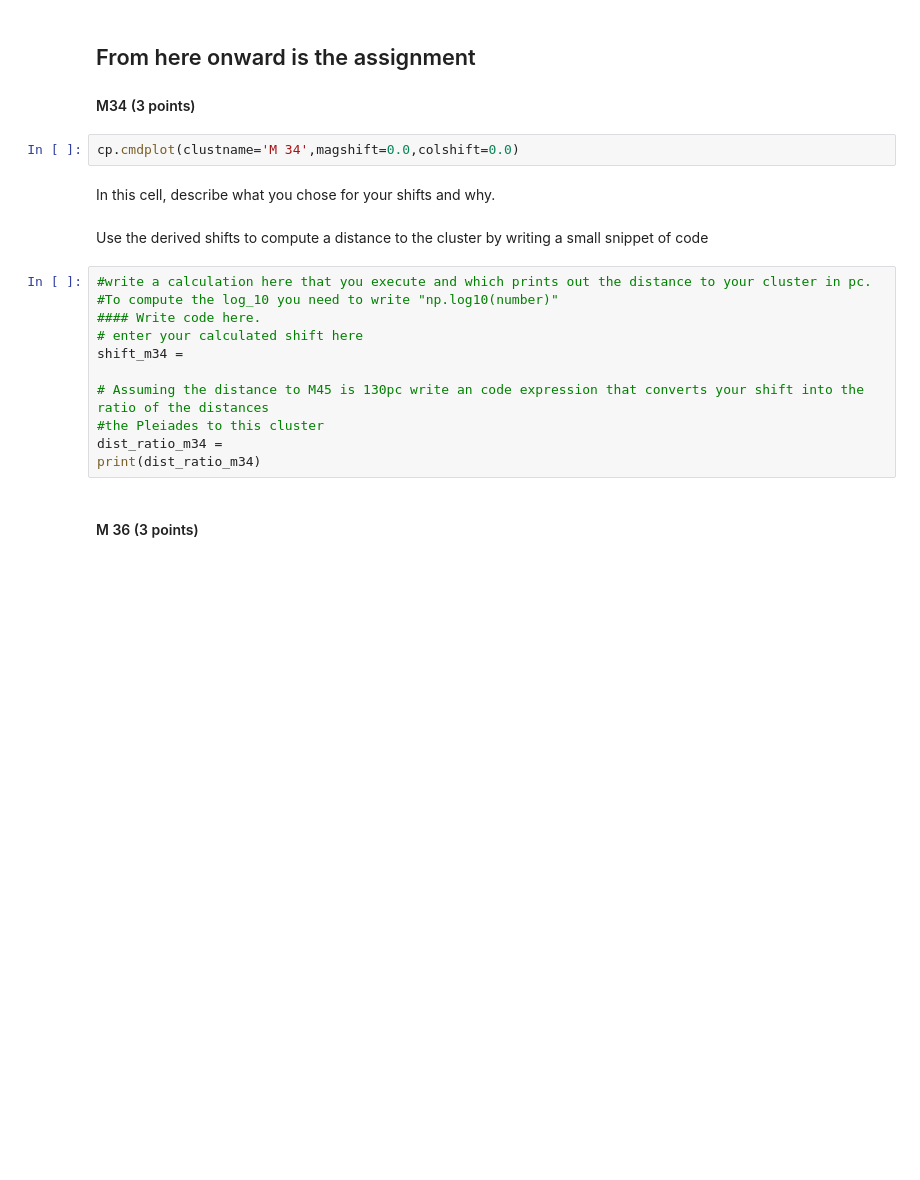
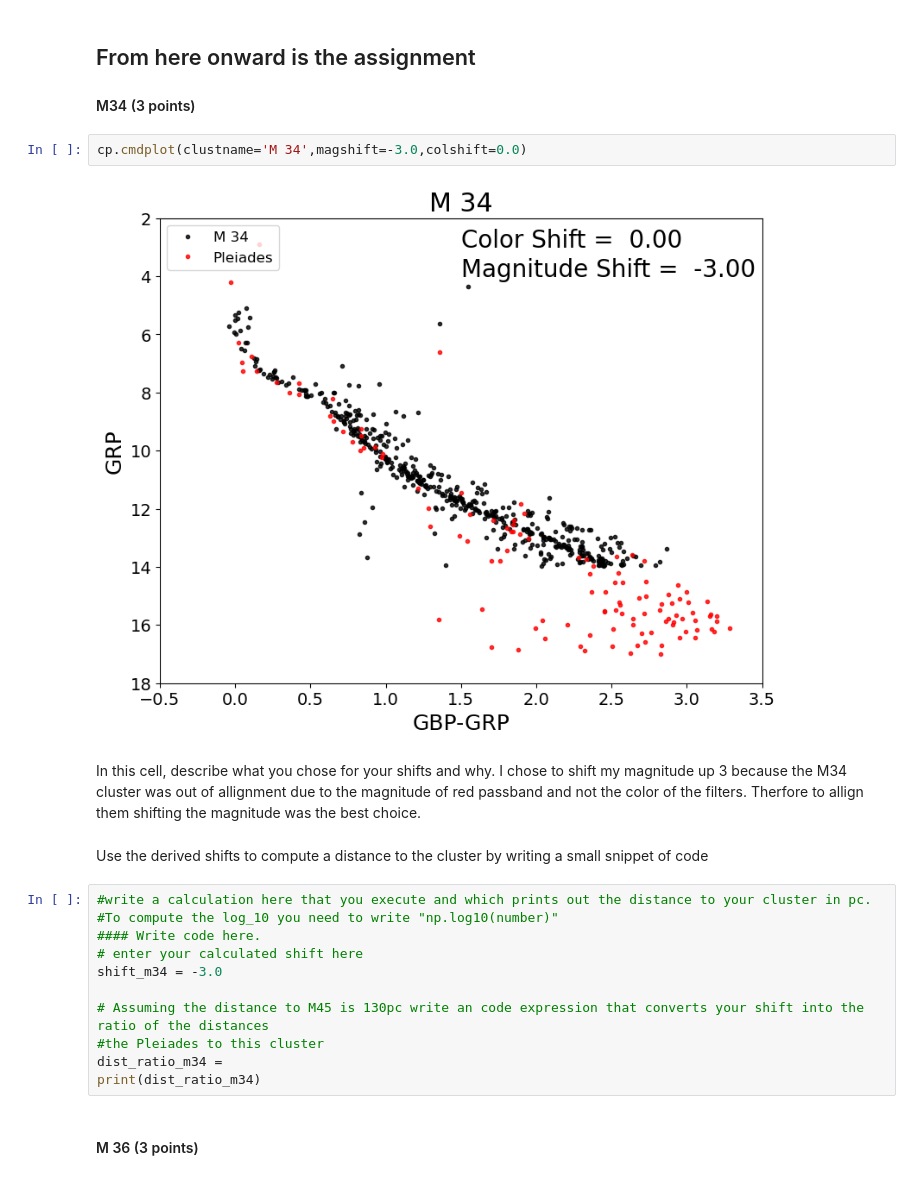
Before and after one commit to ArishAli459/CMD_distmod_student, a Jupyter notebook: cluster_plot_student.ipynb, the cells around one changed output. Cells and saved outputs as stored; diff of their text form; blank space fills up the shorter version.

```diff
--- a/cluster_plot_student.ipynb
+++ b/cluster_plot_student.ipynb
@@ -39,9 +39,12 @@ warnings.filterwarnings('ignore')
 
 #### M34 (3 points)
 # %%
-cp.cmdplot(clustname='M 34',magshift=0.0,colshift=0.0)
+cp.cmdplot(clustname='M 34',magshift=-3.0,colshift=0.0)
+# %% [output]
+[figure, added]
-# %% [markdown]
-In this cell, describe what you chose for your shifts and why.
+# %% [markdown]
+In this cell, describe what you chose for your shifts and why.
+I chose to shift my magnitude up 3 because the M34 cluster was out of allignment due to the magnitude of red passband and not the color of the filters. Therfore to allign them shifting the magnitude was the best choice.
 # %% [markdown]
 Use the derived shifts to compute a distance to the cluster by writing a small snippet of code
 # %%
@@ -49,7 +52,7 @@ Use the derived shifts to compute a distance to the cluster by writing a small s
 #To compute the log_10 you need to write "np.log10(number)"
 #### Write code here.
 # enter your calculated shift here
-shift_m34 =
+shift_m34 = -3.0
 
 # Assuming the distance to M45 is 130pc write an code expression that converts your shift into the ratio of the distances
 #the Pleiades to this cluster
```
Also changed, not shown: parts of 1 cell of this notebook.
